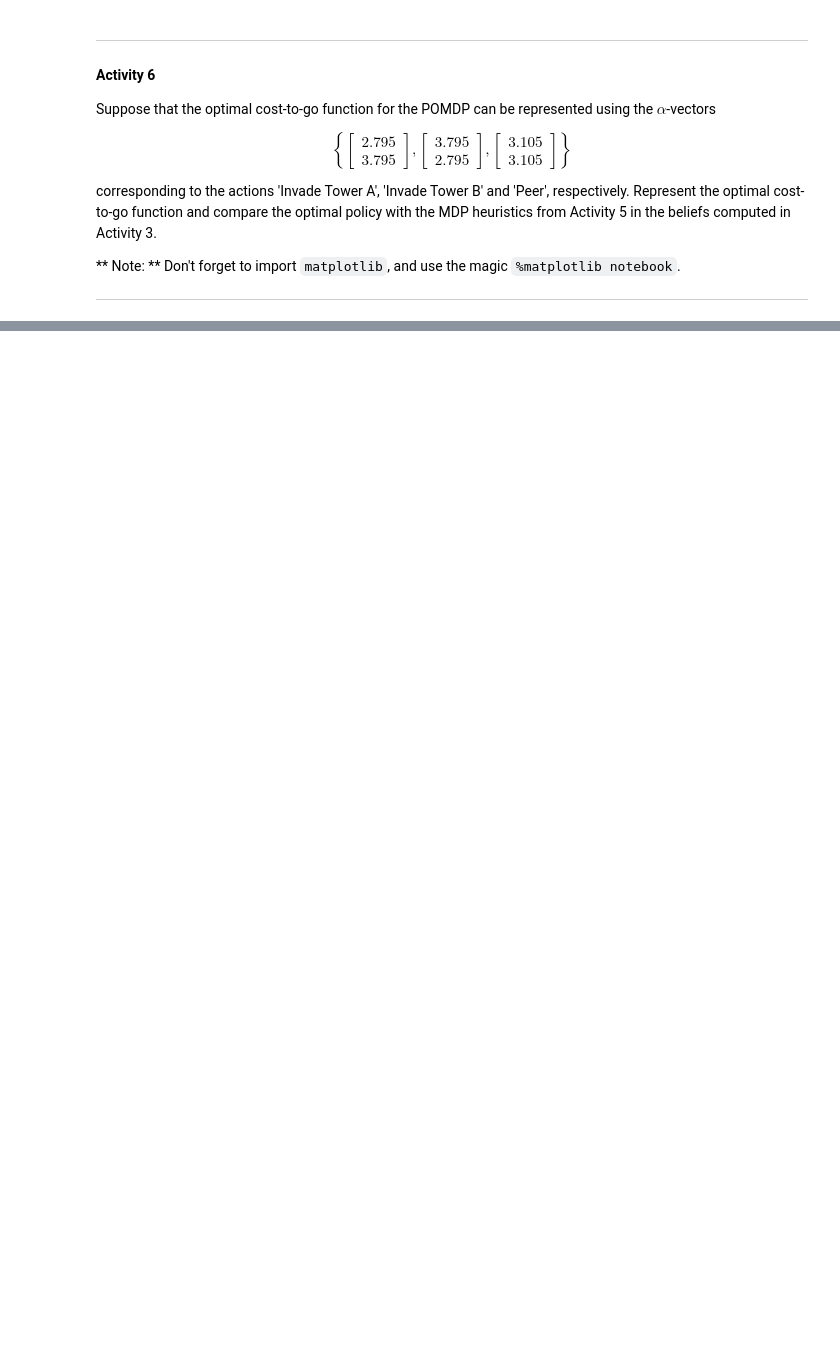
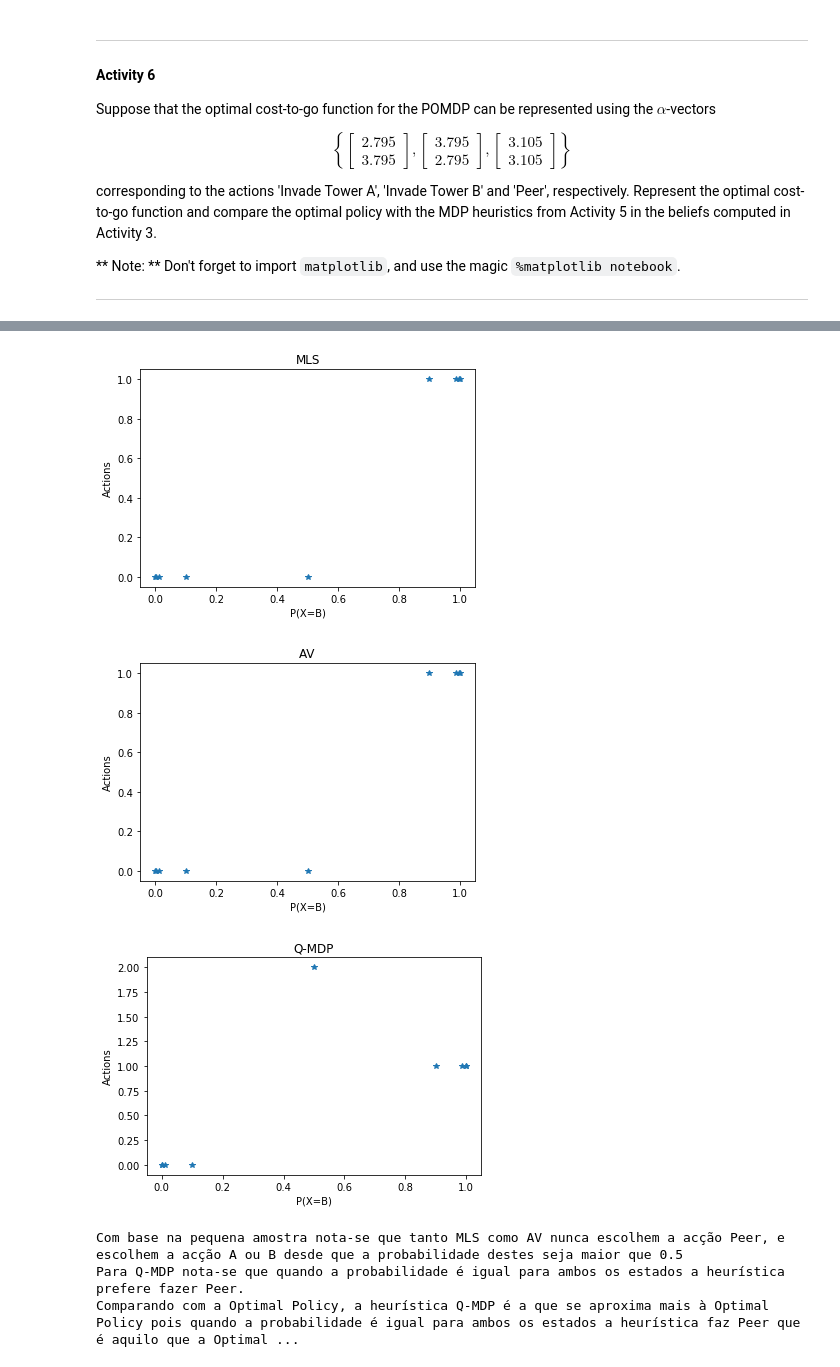
Before and after one commit to masihi/ADI, a Jupyter notebook: Lab 3/lab-3.ipynb, the cells around one changed output, grey strips where cells are left out. Saved outputs shown, nothing was run; the diff lists cells and outputs as text; code cells hidden in the pictures; blank space fills up the shorter version.

```diff
--- a/Lab 3/lab-3.ipynb
+++ b/Lab 3/lab-3.ipynb
@@ -302,18 +318,27 @@ For each of the beliefs computed in Activity 3, compute the action prescribed by
 
 ---
 # %%
-OptimalCost = Jpi
+OptimalCost = Q
+OptimalPolicy = pi
 print(OptimalCost)
 
+mls = []
+av = []
+q_mdp = []
+
 def MLS(belief):
-    return np.argmax(belief)
+    state = np.argmax(belief)
+    mls.append( np.argmax(OptimalPolicy[state]) )
+    return np.argmax(OptimalPolicy[state])
 
 def AV(belief):
-    return np.argmax(belief)
+    av.append( np.argmax(np.dot(belief, OptimalPolicy)) )
+    return np.argmax(np.dot(belief, OptimalPolicy))
 
 
 def Q_MDP(belief):
     h = np.dot(belief, OptimalCost)
+    q_mdp.append( np.argmin(h) )
     return np.argmin(h)
 
 
@@ -323,5 +348,5 @@ for b in beliefs:
     print("MLS(%s) = %s" % (b, MLS(b)))
     print("AV(%s) = %s" % (b, AV(b)))
     print("Q_MDP(%s) = %s" % (b, Q_MDP(b)))
-    i=+1
+    i+=1
 # %% [output]
@@ -391,0 +418,36 @@ plt.show()
+# %%
+b_map = [x[1] for x in beliefs]
+#print(b_map)
+
+
+plt.plot(b_map, mls, '*') #, bins=10, normed=1, rwidth=0.5, range=[-0.5, 9.5])
+plt.title("MLS")
+plt.xlabel("P(X=B)")
+plt.ylabel("Actions")
+plt.show()
+
+
+plt.plot(b_map, av, '*') #, bins=10, normed=1, rwidth=0.5, range=[-0.5, 9.5])
+plt.title("AV")
+plt.xlabel("P(X=B)")
+plt.ylabel("Actions")
+plt.show()
+
+
+plt.plot(b_map, q_mdp, '*') #, bins=10, normed=1, rwidth=0.5, range=[-0.5, 9.5])
+plt.title("Q-MDP")
+plt.xlabel("P(X=B)")
+plt.ylabel("Actions")
+plt.show()
+
+
+print("Com base na pequena amostra nota-se que tanto MLS como AV nunca escolhem a acção Peer, e escolhem a acção A ou B desde que a probabilidade destes seja maior que 0.5")
+print("Para Q-MDP nota-se que quando a probabilidade é igual para ambos os estados a heurística prefere fazer Peer.")
+print("Comparando com a Optimal Policy, a heurística Q-MDP é a que se aproxima mais à Optimal Policy pois quando a probabilidade é igual para ambos os estados a heurística faz Peer que é aquilo que a Optimal Policy recomenda.")
+# %% [output]
+[figure, added]
+[figure, added]
+[figure, added]
+Com base na pequena amostra nota-se que tanto MLS como AV nunca escolhem a acção Peer, e escolhem a acção A ou B desde que a probabilidade destes seja maior que 0.5
+Para Q-MDP nota-se que quando a probabilidade é igual para ambos os estados a heurística prefere fazer Peer.
+Comparando com a Optimal Policy, a heurística Q-MDP é a que se aproxima mais à Optimal Policy pois quando a probabilidade é igual para ambos os estados a heurística faz Peer que é aquilo que a Optimal ...
```
Also changed, not shown: parts of 6 cells of this notebook.
